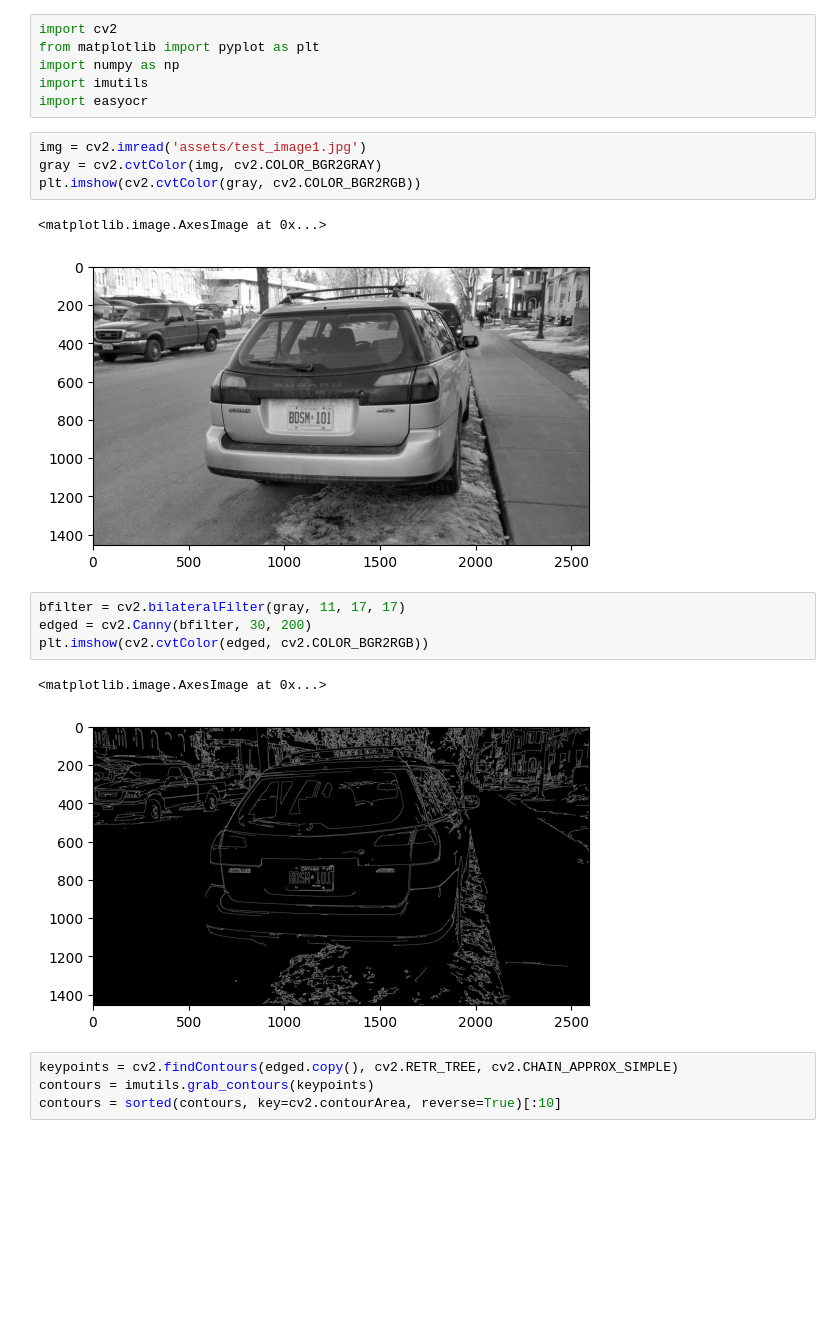
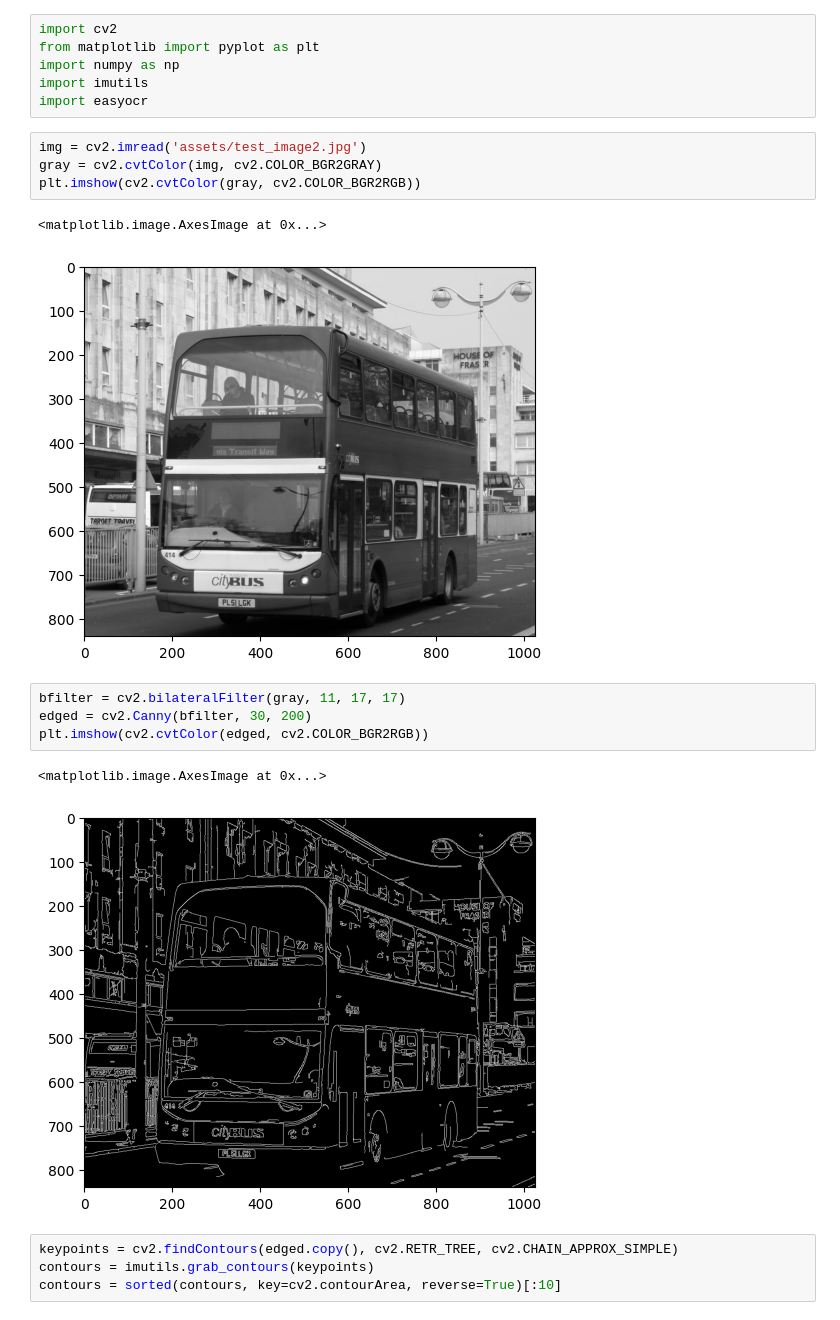
Before and after one commit to VimukthiPramudantha/Number_Plate_Recognition, a Jupyter notebook: number_plate_recognition.ipynb, the cells around one changed output. Drawn from its saved outputs; the diff is of its cells as text; blank space fills up the shorter version.

Commit message:
test: 2nd test passed but not as expected

```diff
--- a/number_plate_recognition.ipynb
+++ b/number_plate_recognition.ipynb
@@ -46,19 +46,19 @@ import numpy as np
 import imutils
 import easyocr
 # %%
-img = cv2.imread('assets/test_image1.jpg')
+img = cv2.imread('assets/test_image2.jpg')
 gray = cv2.cvtColor(img, cv2.COLOR_BGR2GRAY)
 plt.imshow(cv2.cvtColor(gray, cv2.COLOR_BGR2RGB))
 # %% [output]
 <matplotlib.image.AxesImage at 0x...>
-[figure, old version]
+[figure, new version]
 # %%
 bfilter = cv2.bilateralFilter(gray, 11, 17, 17)
 edged = cv2.Canny(bfilter, 30, 200)
 plt.imshow(cv2.cvtColor(edged, cv2.COLOR_BGR2RGB))
 # %% [output]
 <matplotlib.image.AxesImage at 0x...>
-[figure, old version]
+[figure, new version]
 # %%
 keypoints = cv2.findContours(edged.copy(), cv2.RETR_TREE, cv2.CHAIN_APPROX_SIMPLE)
 contours = imutils.grab_contours(keypoints)
```
Also changed, not shown: parts of 5 cells of this notebook.
